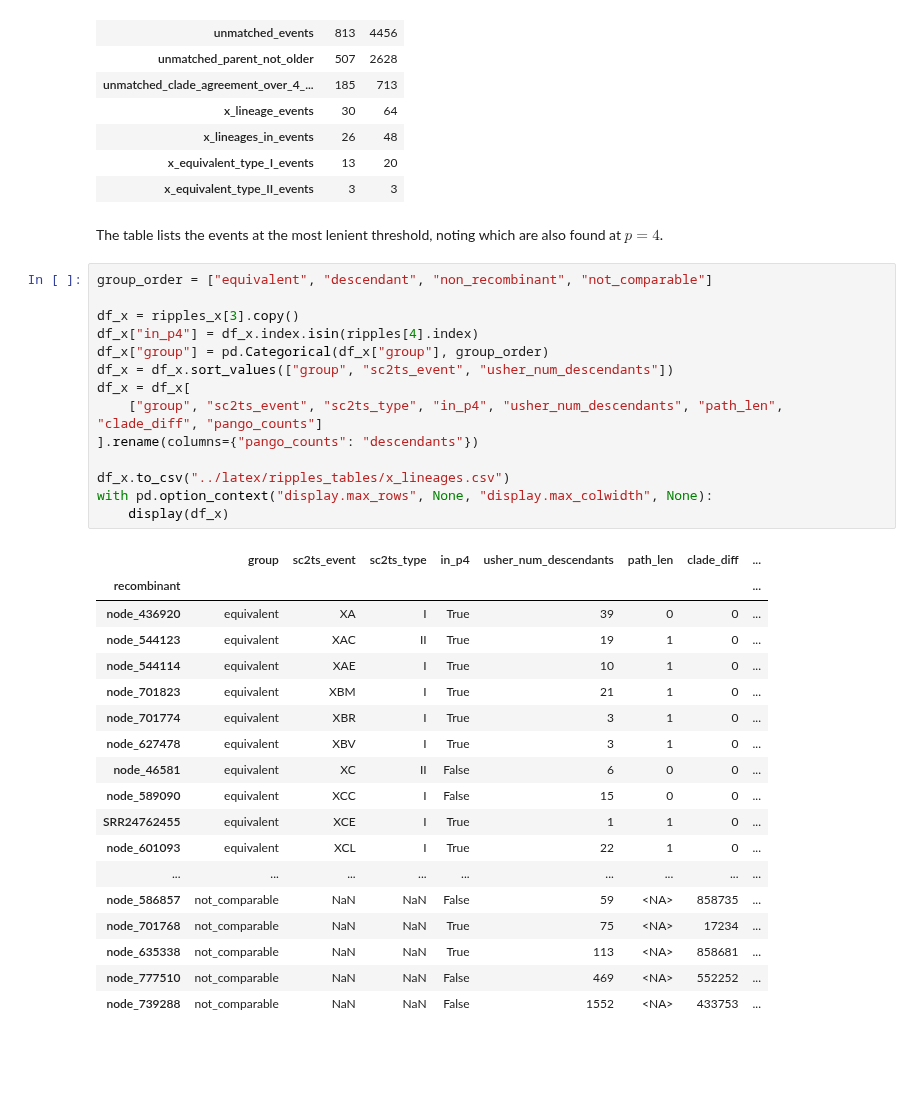
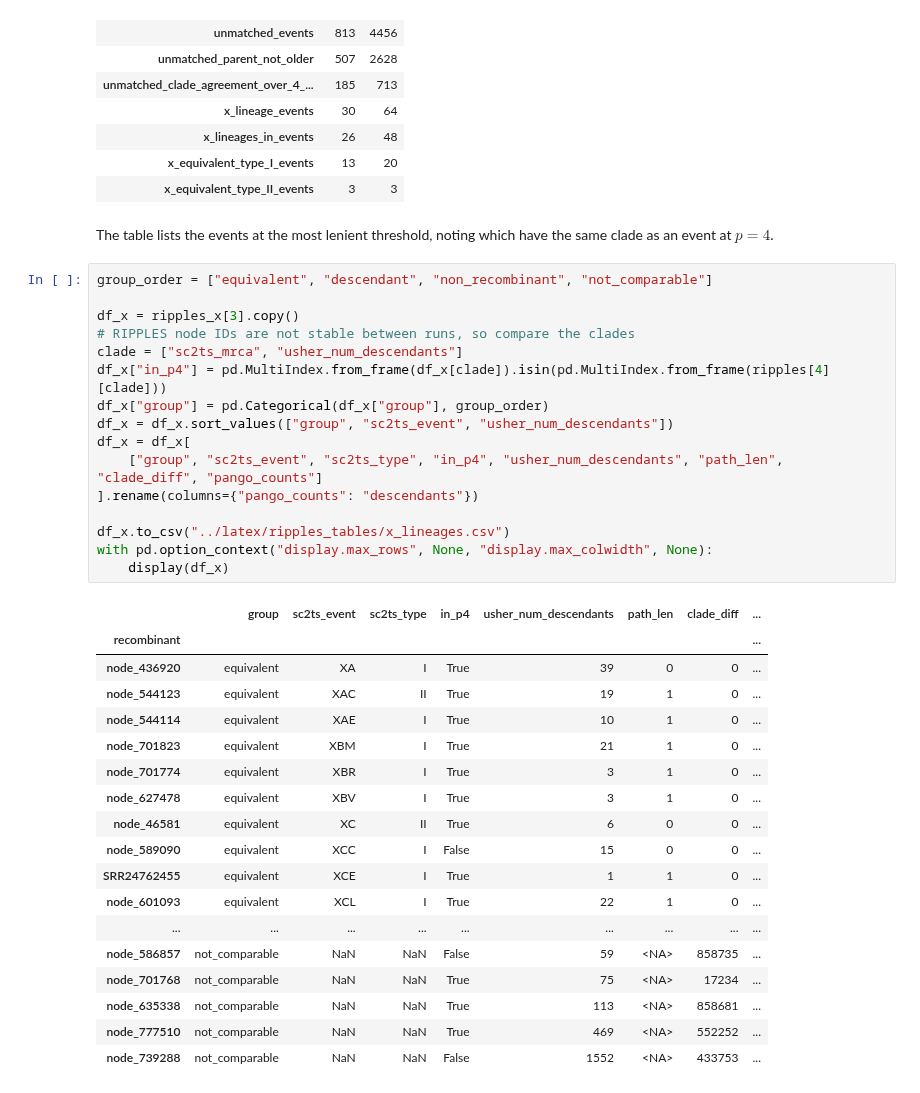
Before and after one commit to jeromekelleher/sc2ts-paper, a Jupyter notebook: notebooks/analysis_ripples.ipynb, the cells around one changed output. Drawn from its saved outputs; the diff is of its cells as text; blank space fills up the shorter version.

```diff
--- a/notebooks/analysis_ripples.ipynb
+++ b/notebooks/analysis_ripples.ipynb
@@ -341,31 +341,34 @@ summary
 | x_equivalent_type_I_events | 13 | 20 |
 | x_equivalent_type_II_events | 3 | 3 |
 # %% [markdown]
-The table lists the events at the most lenient threshold, noting which are also found at $p=4$.
+The table lists the events at the most lenient threshold, noting which have the same clade as
+an event at $p=4$.
 # %%
 group_order = ["equivalent", "descendant", "non_recombinant", "not_comparable"]
 
 df_x = ripples_x[3].copy()
-df_x["in_p4"] = df_x.index.isin(ripples[4].index)
+# RIPPLES node IDs are not stable between runs, so compare the clades
+clade = ["sc2ts_mrca", "usher_num_descendants"]
+df_x["in_p4"] = pd.MultiIndex.from_frame(df_x[clade]).isin(pd.MultiIndex.from_frame(ripples[4][clade]))
 df_x["group"] = pd.Categorical(df_x["group"], group_order)
 df_x = df_x.sort_values(["group", "sc2ts_event", "usher_num_descendants"])
 df_x = df_x[
     ["group", "sc2ts_event", "sc2ts_type", "in_p4", "usher_num_descendants", "path_len", "clade_diff", "pango_counts"]
 ].rename(columns={"pango_counts": "descendants"})
 
 df_x.to_csv("../latex/ripples_tables/x_lineages.csv")
 with pd.option_context("display.max_rows", None, "display.max_colwidth", None):
     display(df_x)
 # %% [output]
 |  | group | sc2ts_event | sc2ts_type | in_p4 | usher_num_descendants | path_len | clade_diff | ... |
 | recombinant |  |  |  |  |  |  |  | ... |
 | node_436920 | equivalent | XA | I | True | 39 | 0 | 0 | ... |
 | node_544123 | equivalent | XAC | II | True | 19 | 1 | 0 | ... |
 | node_544114 | equivalent | XAE | I | True | 10 | 1 | 0 | ... |
 | node_701823 | equivalent | XBM | I | True | 21 | 1 | 0 | ... |
 | node_701774 | equivalent | XBR | I | True | 3 | 1 | 0 | ... |
 | node_627478 | equivalent | XBV | I | True | 3 | 1 | 0 | ... |
-| node_46581 | equivalent | XC | II | False | 6 | 0 | 0 | ... |
+| node_46581 | equivalent | XC | II | True | 6 | 0 | 0 | ... |
 | node_589090 | equivalent | XCC | I | False | 15 | 0 | 0 | ... |
 | SRR24762455 | equivalent | XCE | I | True | 1 | 1 | 0 | ... |
 | node_601093 | equivalent | XCL | I | True | 22 | 1 | 0 | ... |
@@ -373,5 +376,5 @@ with pd.option_context("display.max_rows", None, "display.max_colwidth", None):
 | node_586857 | not_comparable | NaN | NaN | False | 59 | <NA> | 858735 | ... |
 | node_701768 | not_comparable | NaN | NaN | True | 75 | <NA> | 17234 | ... |
 | node_635338 | not_comparable | NaN | NaN | True | 113 | <NA> | 858681 | ... |
-| node_777510 | not_comparable | NaN | NaN | False | 469 | <NA> | 552252 | ... |
+| node_777510 | not_comparable | NaN | NaN | True | 469 | <NA> | 552252 | ... |
 | node_739288 | not_comparable | NaN | NaN | False | 1552 | <NA> | 433753 | ... |
```
Also changed, not shown: parts of 1 cell of this notebook, 5 other files.
